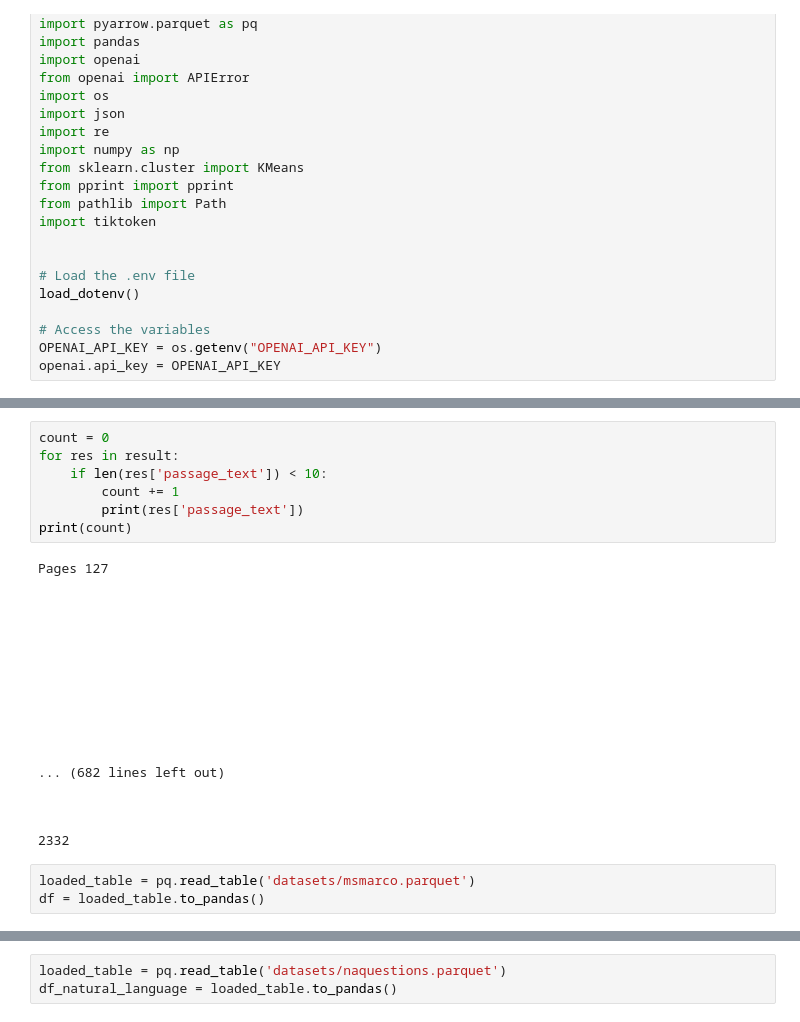
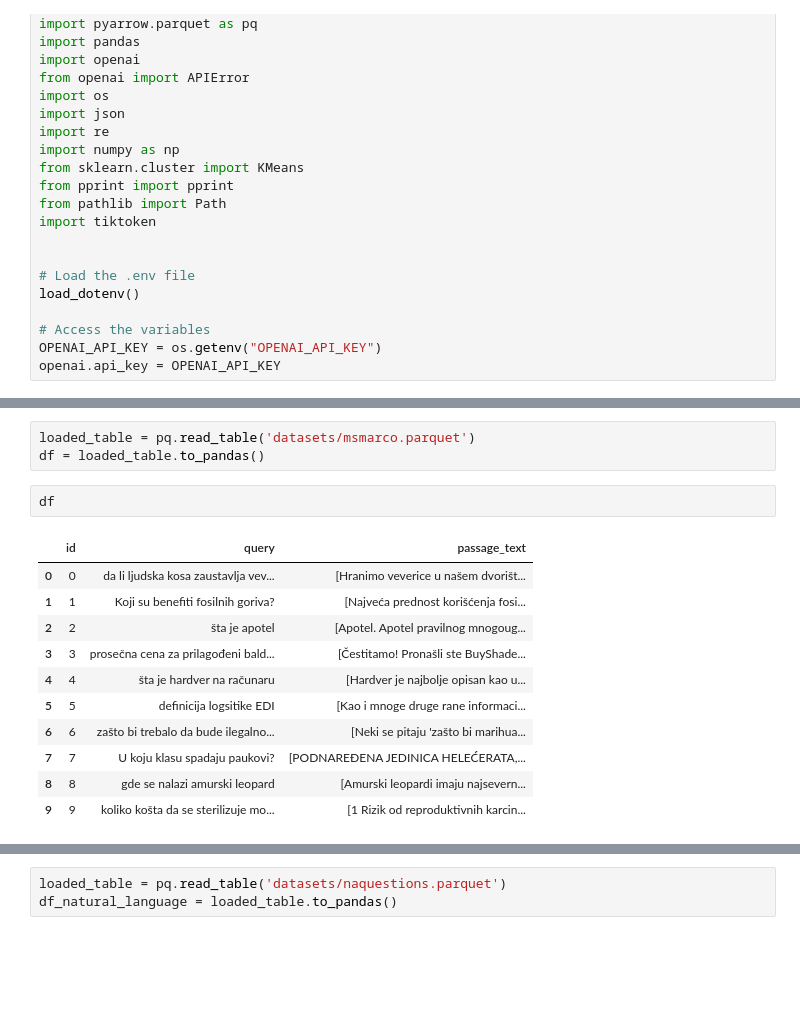
Before and after one commit to smartcat-labs/SRBedding, a Jupyter notebook: translation_pipeline/something.ipynb, the cells around one changed output, grey strips where cells are left out. Drawn from its saved outputs; the diff is of its cells as text; blank space fills up the shorter version.

```diff
--- a/translation_pipeline/something.ipynb
+++ b/translation_pipeline/something.ipynb
@@ -342,29 +31,18 @@ res
-# %%
-count = 0
-for res in result:
-    if len(res['passage_text']) < 10:
-        count += 1
-        print(res['passage_text'])
-print(count)
-# %% [output]
-Pages 127
-
-
-
-
-
-
-
-
-
-
-
-... (682 lines left out)
-
-
-
-2332
 # %%
 loaded_table = pq.read_table('datasets/msmarco.parquet')
 df = loaded_table.to_pandas()
+# %%
+df
+# %% [output]
+|  | id | query | passage_text |
+| 0 | 0 | da li ljudska kosa zaustavlja vev... | [Hranimo veverice u našem dvorišt... |
+| 1 | 1 | Koji su benefiti fosilnih goriva? | [Najveća prednost korišćenja fosi... |
+| 2 | 2 | šta je apotel | [Apotel. Apotel pravilnog mnogoug... |
+| 3 | 3 | prosečna cena za prilagođeni bald... | [Čestitamo! Pronašli ste BuyShade... |
+| 4 | 4 | šta je hardver na računaru | [Hardver je najbolje opisan kao u... |
+| 5 | 5 | definicija logsitike EDI | [Kao i mnoge druge rane informaci... |
+| 6 | 6 | zašto bi trebalo da bude ilegalno... | [Neki se pitaju 'zašto bi marihua... |
+| 7 | 7 | U koju klasu spadaju paukovi? | [PODNAREĐENA JEDINICA HELEĆERATA,... |
+| 8 | 8 | gde se nalazi amurski leopard | [Amurski leopardi imaju najsevern... |
+| 9 | 9 | koliko košta da se sterilizuje mo... | [1 Rizik od reproduktivnih karcin... |
 # %%
```
Also changed, not shown: parts of 16 cells of this notebook, 3 other files.
